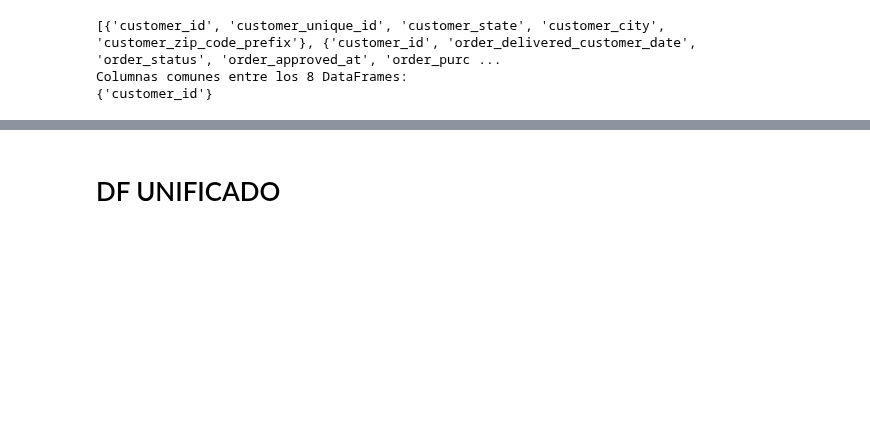
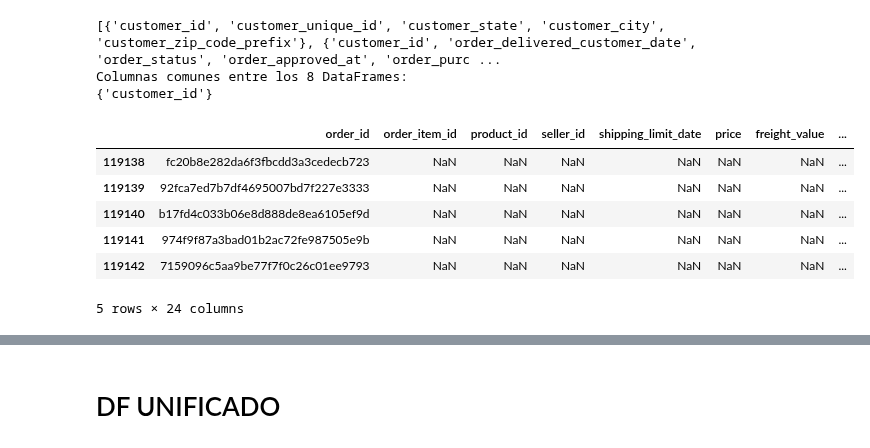
Before and after one commit to fabizap/Olist, a Jupyter notebook: DF_UNIFICADO.ipynb, the cells around one changed output, grey strips where cells are left out. Saved outputs shown, nothing was run; the diff lists cells and outputs as text; code cells hidden in the pictures; blank space fills up the shorter version.

```diff
--- a/DF_UNIFICADO.ipynb
+++ b/DF_UNIFICADO.ipynb
@@ -120,3 +155,22 @@ print(columnas_comunes)
 [{'customer_id', 'customer_unique_id', 'customer_state', 'customer_city', 'customer_zip_code_prefix'}, {'customer_id', 'order_delivered_customer_date', 'order_status', 'order_approved_at', 'order_purc ...
 Columnas comunes entre los 8 DataFrames:
 {'customer_id'}
+# %%
+# Combinar DataFrames usando el método merge()
+# df_merged = pd.merge(df2, df3, df4, df5, how='outer', on='order_id') #how='outer' incluye
+# df_merged.head()
+
+# Combinar DataFrames usando el método merge()
+
+df_merged = pd.merge(df2, df3, how='outer', on='order_id')
+df_merged = pd.merge(df_merged, df4, how='outer', on='order_id')
+df_merged = pd.merge(df_merged, df5, how='outer',on='order_id')
+df_merged.tail()
+# %% [output]
+|  | order_id | order_item_id | product_id | seller_id | shipping_limit_date | price | freight_value | ... |
+| 119138 | fc20b8e282da6f3fbcdd3a3cedecb723 | NaN | NaN | NaN | NaN | NaN | NaN | ... |
+| 119139 | 92fca7ed7b7df4695007bd7f227e3333 | NaN | NaN | NaN | NaN | NaN | NaN | ... |
+| 119140 | b17fd4c033b06e8d888de8ea6105ef9d | NaN | NaN | NaN | NaN | NaN | NaN | ... |
+| 119141 | 974f9f87a3bad01b2ac72fe987505e9b | NaN | NaN | NaN | NaN | NaN | NaN | ... |
+| 119142 | 7159096c5aa9be77f7f0c26c01ee9793 | NaN | NaN | NaN | NaN | NaN | NaN | ... |
+5 rows × 24 columns
```
Also changed, not shown: parts of 8 cells of this notebook.
